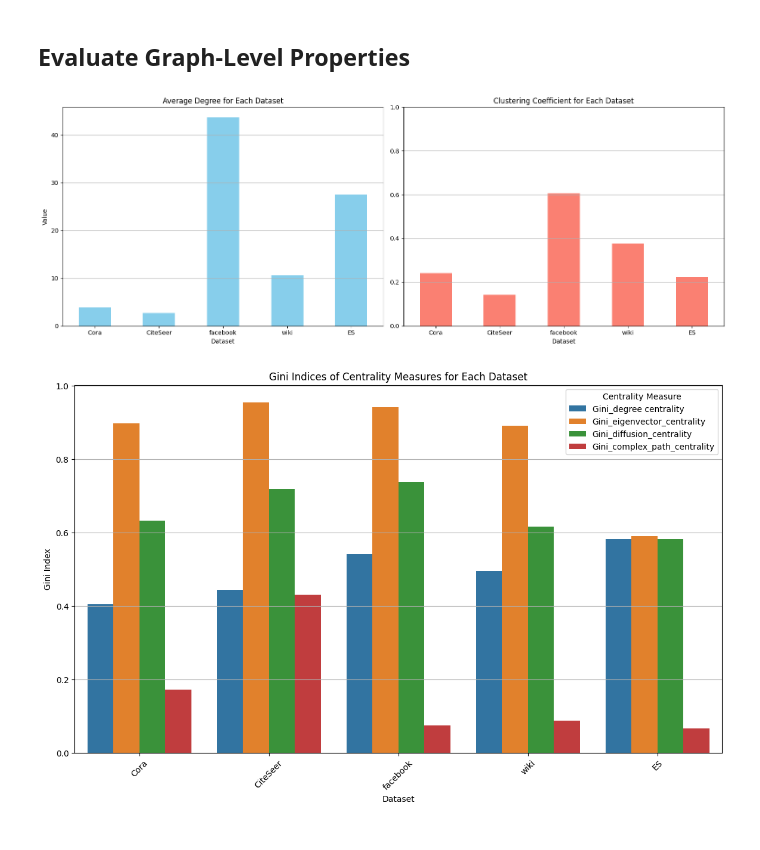
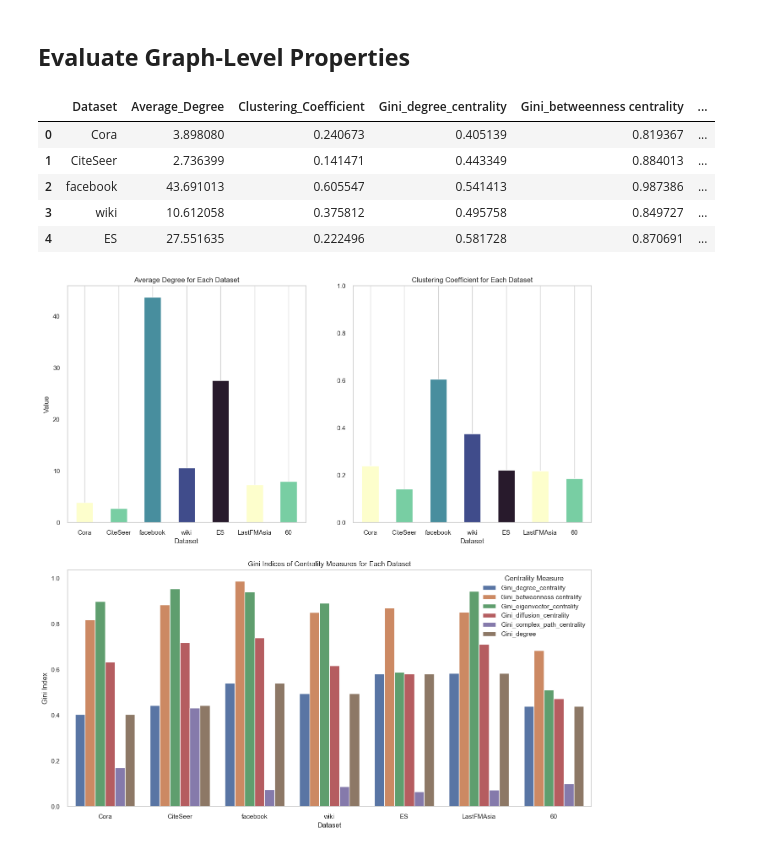
Before and after one commit to AntoniValls/Diffusion-Process-in-Link-Prediction, a Jupyter notebook: dataset_evaluator.ipynb, the cells around one changed output. Cells and saved outputs as stored; diff of their text form; code cells hidden in the pictures.

Commit message:
No cluster adaptation

```diff
--- a/dataset_evaluator.ipynb
+++ b/dataset_evaluator.ipynb
@@ -99,13 +325,20 @@ complex_path_centrality  7.731475  8.363584  18.140675
 # %% [markdown]
 ## **Evaluate Graph-Level Properties**
+# %%
+properties
+# %% [output]
+|  | Dataset | Average_Degree | Clustering_Coefficient | Gini_degree_centrality | Gini_betweenness centrality | ... |
+| 0 | Cora | 3.898080 | 0.240673 | 0.405139 | 0.819367 | ... |
+| 1 | CiteSeer | 2.736399 | 0.141471 | 0.443349 | 0.884013 | ... |
+| 2 | facebook | 43.691013 | 0.605547 | 0.541413 | 0.987386 | ... |
+| 3 | wiki | 10.612058 | 0.375812 | 0.495758 | 0.849727 | ... |
+| 4 | ES | 27.551635 | 0.222496 | 0.581728 | 0.870691 | ... |
 # %%
 from utils.evaluation import graph_level_plot
 
 # File paths for graph-level properties
-data_path = "data/graph_level_properties"
-datasets = ["Cora", "CiteSeer", "facebook", "wiki", "ES"]
+datasets = ["Cora", "CiteSeer", "facebook", "wiki", "ES", "LastFMAsia", "60"]
 
-properties = graph_level_plot(data_path, datasets, plot=True)
+properties = graph_level_plot(datasets, plot=True)
 # %% [output]
-[figure, old version]
+[figure, new version]
-[figure, removed]
```
Also changed, not shown: parts of 8 cells of this notebook, 6 other files.
